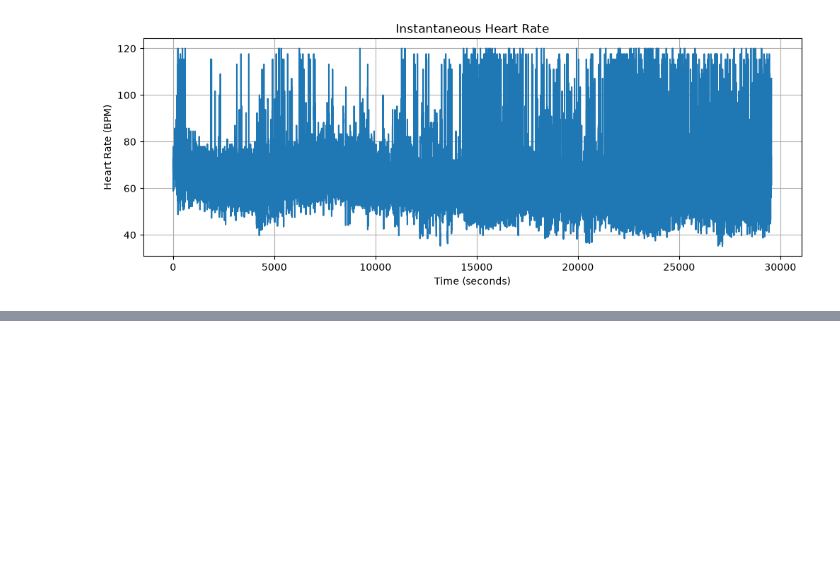
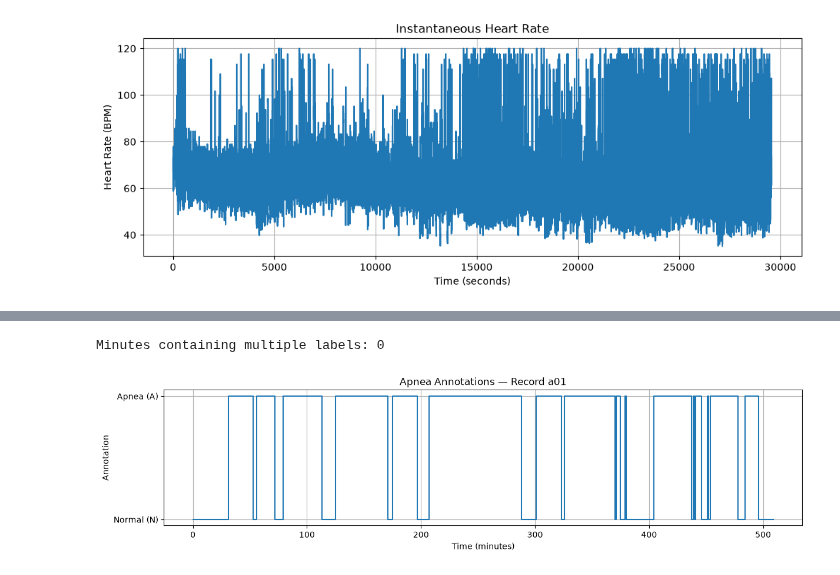
Before and after one commit to System-and-Signal-course-project/sleep-apnea-signal-analysis, a Jupyter notebook: notebooks/notebook1.ipynb, the cells around one changed output, grey strips where cells are left out. Cells and saved outputs as stored; diff of their text form; code cells hidden in the pictures; blank space fills up the shorter version.

```diff
--- a/notebooks/notebook1.ipynb
+++ b/notebooks/notebook1.ipynb
@@ -326,0 +536,28 @@ plt.show()
+# %%
+# Check that every minute has a single annotation label
+minute_check = (
+    rr_labeled.groupby("minute")["label"]
+    .nunique()
+)
+
+print("Minutes containing multiple labels:",
+      (minute_check > 1).sum())
+
+# Plot annotation labels across time
+plt.figure(figsize=(14, 3))
+
+plt.step(
+    ann_time / 60,
+    np.where(ann_labels == "A", 1, 0),
+    where="post"
+)
+
+plt.yticks([0, 1], ["Normal (N)", "Apnea (A)"])
+plt.xlabel("Time (minutes)")
+plt.ylabel("Annotation")
+plt.title("Apnea Annotations — Record a01")
+plt.grid()
+plt.show()
+# %% [output]
+Minutes containing multiple labels: 0
+[figure, added]
```
Also changed, not shown: parts of 38 cells of this notebook, 5 other files.
